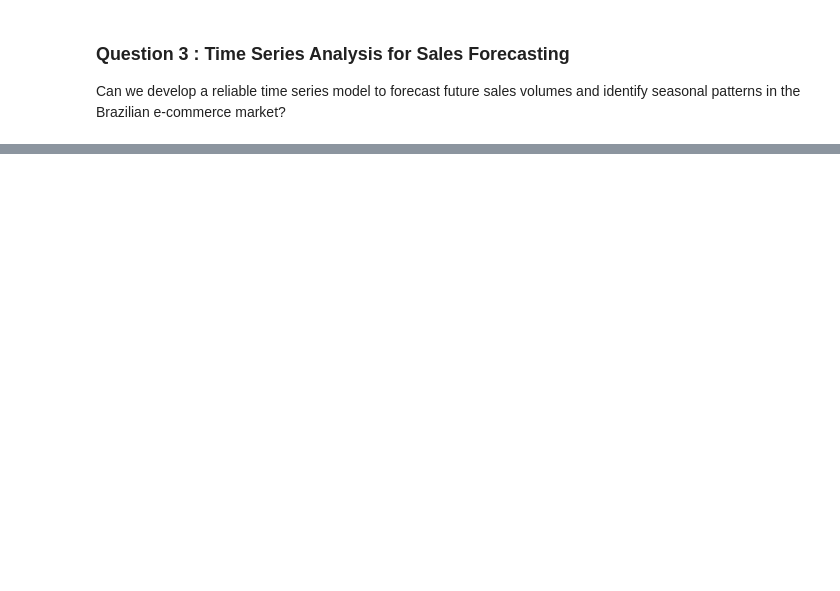
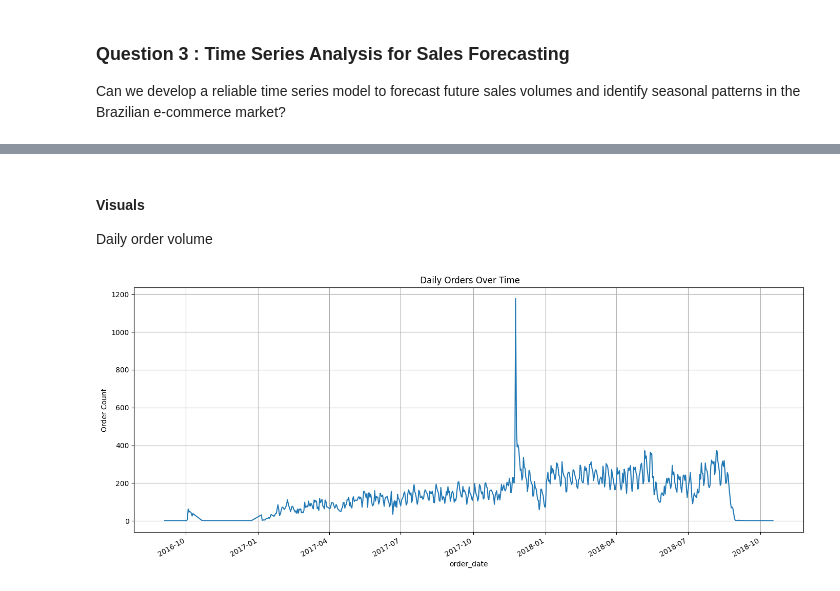
Before and after one commit to Tanishk-Singh/UofA_DataMining_Final_Project, a Jupyter notebook: temp/Q3.ipynb, the cells around one changed output, grey strips where cells are left out. Cells and saved outputs as stored; diff of their text form; code cells hidden in the pictures; blank space fills up the shorter version.

Commit message:
Time-series done , improvements needed

```diff
--- a/temp/Q3.ipynb
+++ b/temp/Q3.ipynb
@@ -59,0 +19,5 @@ Duplicate unique customers ids means that a customer may have placed more than o
+# %%
+orders = pd.read_csv('../Dataset/raw/olist_orders_dataset.csv', parse_dates=['order_purchase_timestamp'])
+
+# Preview
+orders.head()
@@ -59,0 +33,14 @@ Duplicate unique customers ids means that a customer may have placed more than o
+# %%
+# Extract  date
+orders['order_date'] = orders['order_purchase_timestamp'].dt.date
+
+# Group by date and count orders
+daily_orders = orders.groupby('order_date').size().rename("order_count")
+
+# Convert index to datetime
+daily_orders.index = pd.to_datetime(daily_orders.index)
+
+# Sort by date
+daily_orders = daily_orders.sort_index()
+
+print(daily_orders.head())
@@ -59,0 +55,14 @@ Duplicate unique customers ids means that a customer may have placed more than o
+# %% [markdown]
+#### Visuals
+
+Daily order volume
+# %%
+import matplotlib.pyplot as plt
+
+plt.figure(figsize=(14, 6))
+daily_orders.plot(title=' Daily Orders Over Time', ylabel='Order Count')
+plt.grid(True)
+plt.tight_layout()
+plt.show()
+# %% [output]
+[figure, added]
```
Also changed, not shown: parts of 22 cells of this notebook.
